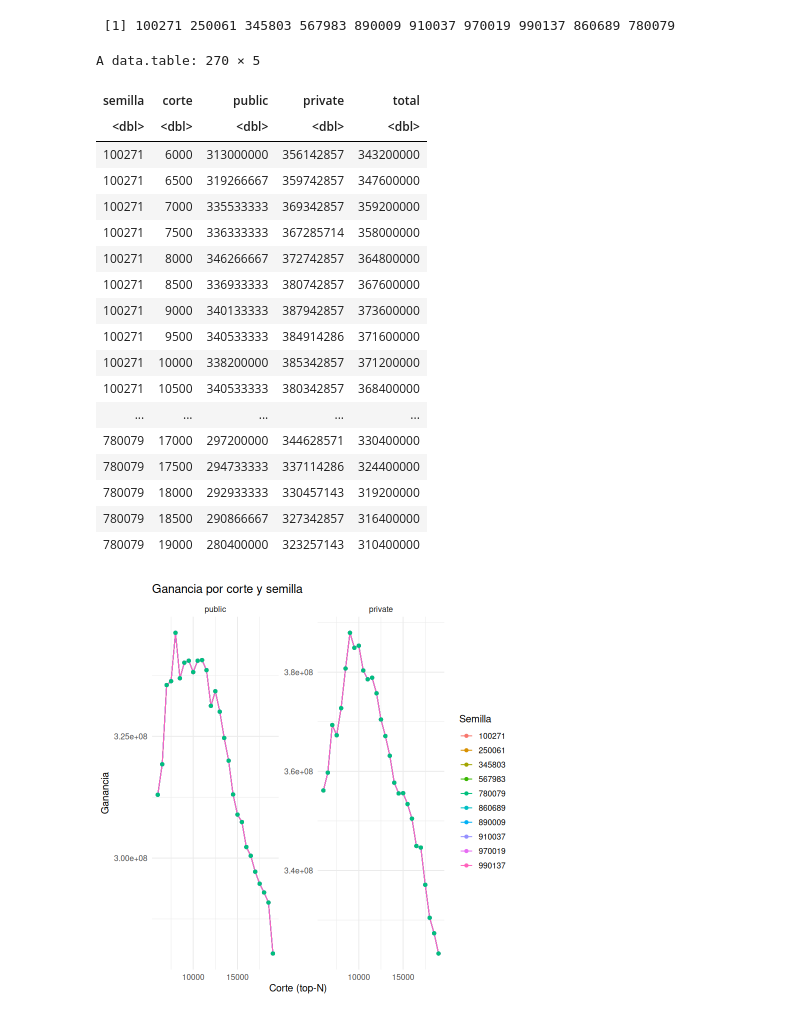
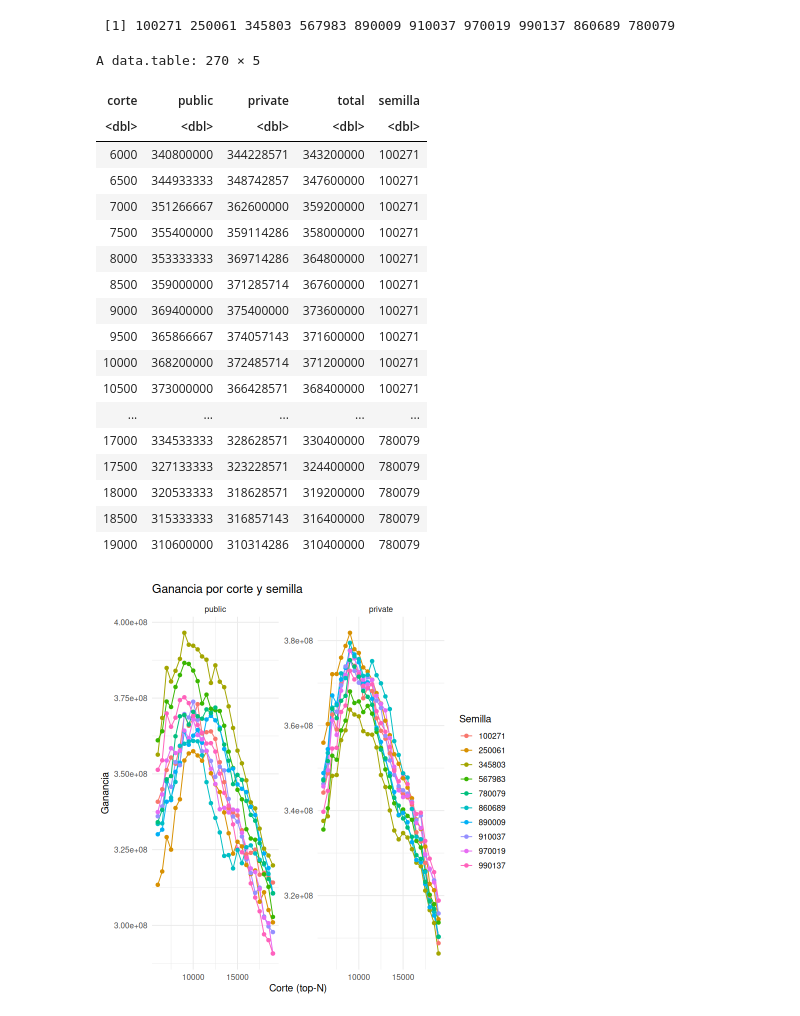
Before and after one commit to missvico/dmeyf2025, a Jupyter notebook: src/competencia/experimento/q_envios.ipynb, the cells around one changed output. Cells and saved outputs as stored; diff of their text form; code cells hidden in the pictures.

Commit message:
feat: comparacion de cortes multisemilla

```diff
--- a/src/competencia/experimento/q_envios.ipynb
+++ b/src/competencia/experimento/q_envios.ipynb
@@ -340,30 +340,43 @@ semillas
 # %% [output]
  [1] 100271 250061 345803 567983 890009 910037 970019 990137 860689 780079
 # %%
-comparar_semillas(tb_prediccion, cortes, drealidad,semillas)
+comparar_semillas(
+  pfuture       = dfuture,
+  pparam        = PARAM,          # o tu lista de parámetros
+  tb_prediccion = tb_prediccion,  # con columnas numero_de_cliente, prob
+  cortes        = PARAM$cortes,   # p.ej. c(8000, 9000, 10000, ...)
+  semillas      = semillas
+)
 # %% [output]
 A data.table: 270 × 5
-| semilla | corte | public | private | total |
+| corte | public | private | total | semilla |
 | <dbl> | <dbl> | <dbl> | <dbl> | <dbl> |
-| 100271 | 6000 | 313000000 | 356142857 | 343200000 |
-| 100271 | 6500 | 319266667 | 359742857 | 347600000 |
-| 100271 | 7000 | 335533333 | 369342857 | 359200000 |
-| 100271 | 7500 | 336333333 | 367285714 | 358000000 |
-| 100271 | 8000 | 346266667 | 372742857 | 364800000 |
-| 100271 | 8500 | 336933333 | 380742857 | 367600000 |
-| 100271 | 9000 | 340133333 | 387942857 | 373600000 |
-| 100271 | 9500 | 340533333 | 384914286 | 371600000 |
-| 100271 | 10000 | 338200000 | 385342857 | 371200000 |
-| 100271 | 10500 | 340533333 | 380342857 | 368400000 |
+| 6000 | 340800000 | 344228571 | 343200000 | 100271 |
+| 6500 | 344933333 | 348742857 | 347600000 | 100271 |
+| 7000 | 351266667 | 362600000 | 359200000 | 100271 |
+| 7500 | 355400000 | 359114286 | 358000000 | 100271 |
+| 8000 | 353333333 | 369714286 | 364800000 | 100271 |
+| 8500 | 359000000 | 371285714 | 367600000 | 100271 |
+| 9000 | 369400000 | 375400000 | 373600000 | 100271 |
+| 9500 | 365866667 | 374057143 | 371600000 | 100271 |
+| 10000 | 368200000 | 372485714 | 371200000 | 100271 |
+| 10500 | 373000000 | 366428571 | 368400000 | 100271 |
 | ... | ... | ... | ... | ... |
-| 780079 | 17000 | 297200000 | 344628571 | 330400000 |
-| 780079 | 17500 | 294733333 | 337114286 | 324400000 |
-| 780079 | 18000 | 292933333 | 330457143 | 319200000 |
-| 780079 | 18500 | 290866667 | 327342857 | 316400000 |
-| 780079 | 19000 | 280400000 | 323257143 | 310400000 |
+| 17000 | 334533333 | 328628571 | 330400000 | 780079 |
+| 17500 | 327133333 | 323228571 | 324400000 | 780079 |
+| 18000 | 320533333 | 318628571 | 319200000 | 780079 |
+| 18500 | 315333333 | 316857143 | 316400000 | 780079 |
+| 19000 | 310600000 | 310314286 | 310400000 | 780079 |
 # %%
-comparacion_multisemilla <- comparar_semillas(tb_prediccion, cortes, drealidad,semillas)
+
+res <- comparar_semillas(
+  pfuture       = dfuture,
+  pparam        = PARAM,          # o tu lista de parámetros
+  tb_prediccion = tb_prediccion,  # con columnas numero_de_cliente, prob
+  cortes        = PARAM$cortes,   # p.ej. c(8000, 9000, 10000, ...)
+  semillas      = semillas
+)
 # %%
-plot_semillas(comparacion_multisemilla)
+plot_semillas(res)
 # %% [output]
-[figure, old version]
+[figure, new version]
```
Also changed, not shown: 2 other files.
